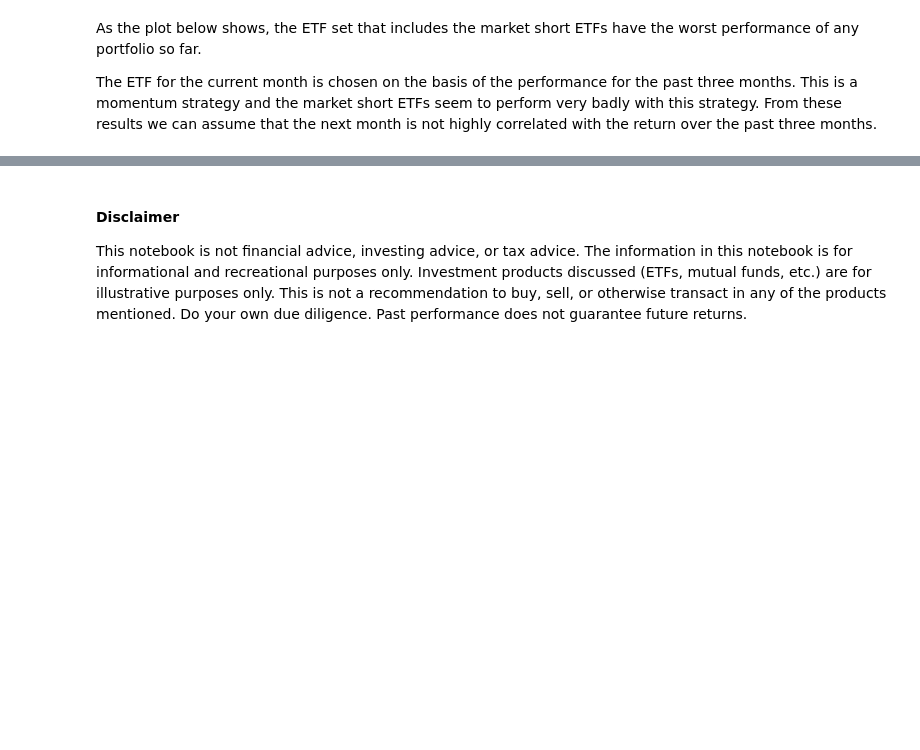
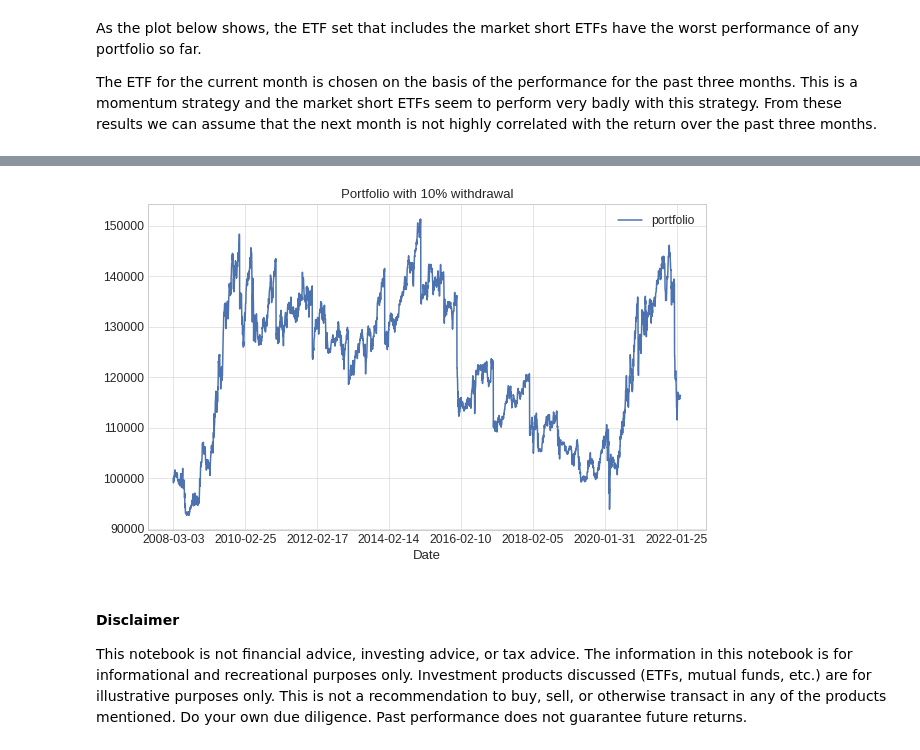
Before and after one commit to IanLKaplan/twelve_percent, a Jupyter notebook: twelve_percent.ipynb, the cells around one changed output, grey strips where cells are left out. Cells and saved outputs as stored; diff of their text form; code cells hidden in the pictures; blank space fills up the shorter version.

Commit message:
Added code to look at the portfolio with withdrawals.

```diff
--- a/twelve_percent.ipynb
+++ b/twelve_percent.ipynb
@@ -523,7 +509,6 @@ def portfolio_return(holdings: float,
     date_index = asset_etfs.index
     start_date_i = start_date
     current_year = start_date.year
-    investments = pd.DataFrame()
     portfolio_a = np.zeros(0)
     last_index = 0
     bond_asset_l = list()
@@ -1389,0 +1393,82 @@ plot_df.plot(grid=True, title='Portfolio plus short ETFs and SPY', figsize=(10,6
+# %%
+def portfolio_income(holdings: float,
+                     asset_percent: float,
+                     bond_percent: float,
+                     asset_etfs: pd.DataFrame,
+                     bond_etfs: pd.DataFrame,
+                     start_date: datetime,
+                     end_date: datetime,
+                     withdraw_percent: float) -> Tuple[pd.DataFrame, pd.DataFrame]:
+    asset_holding= holdings * asset_percent
+    bond_holding=holdings * bond_percent
+    back_delta = relativedelta(months=3)
+    forward_delta = relativedelta(months=1)
+    date_index = asset_etfs.index
+    start_date_i = start_date
+    current_year = start_date.year
+    portfolio_a = np.zeros(0)
+    last_index = 0
+    cash_l = list()
+    year_index_l = list()
+    while start_date_i <= end_date:
+        # Start of the back-test data
+        back_start = start_date_i - back_delta
+        # End of the back test data
+        back_end = start_date_i
+        # end of the forward data period (e.g., one month)
+        forward_end = start_date_i + forward_delta
+        start_ix = findDateIndex(date_index, back_start)
+        end_ix = findDateIndex(date_index, back_end)
+        forward_ix = findDateIndex(date_index, forward_end)
+        if start_ix >= 0 and end_ix >= 0 and forward_ix >= 0:
+            # Choose an asset based on the past three months
+            asset_df = chooseAsset(start=start_ix, end=end_ix, asset_set=asset_etfs)
+            asset_month_df = asset_df[:][end_ix:forward_ix]
+            asset_return_df = return_df(asset_month_df)
+            bond_df = chooseAsset(start=start_ix, end=end_ix, asset_set=bond_etfs)
+            bond_month_df = bond_df[:][end_ix:forward_ix]
+            bond_return_df = return_df(bond_month_df)
+            port_asset_a = apply_return(asset_holding, asset_return_df)
+            port_bond_a = apply_return(bond_holding, bond_return_df)
+            port_total_a = port_asset_a + port_bond_a
+            last_index = forward_ix
+            start_date_i = forward_end
+            if start_date_i.year > current_year:
+                current_port_total = port_total_a[-1]
+                withdrawal =  current_port_total * withdraw_percent
+                if (current_port_total - withdrawal) >= holdings:
+                    port_total_a[-1] = current_port_total - withdrawal
+                    cash_l.append(withdrawal)
+                    month_index = asset_month_df.index[0]
+                    year_index_l.append(month_index)
+                current_year = start_date_i.year
+            portfolio_a = np.append(portfolio_a, port_total_a)
+            asset_holding = port_total_a[-1] * asset_percent
+            bond_holding = port_total_a[-1] * bond_percent
+        else:
+            break
+    portfolio_df = pd.DataFrame(portfolio_a)
+    portfolio_df.columns = ['portfolio']
+    index_start = findDateIndex(date_index, start_date)
+    date_index = asset_etfs.index
+    portfolio_index = date_index[index_start:last_index]
+    portfolio_df.index = portfolio_index
+    cash_df = pd.DataFrame(cash_l)
+    cash_df.index = year_index_l
+    return portfolio_df, cash_df
+
+
+portfolio_income_df, cash_df = portfolio_income(holdings=holdings,
+                                         asset_percent=equity_percent,
+                                         bond_percent=bond_percent,
+                                         asset_etfs=asset_adj_close,
+                                         bond_etfs=fixed_income_adjclose,
+                                         start_date=start_date,
+                                         end_date=end_date,
+                                         withdraw_percent=0.10)
+
+
+print(tabulate(cash_df, headers=['Withdrawal'], tablefmt='fancy_grid'))
+
+portfolio_income_df.plot(grid=True, title='Portfolio with 10% withdrawal', figsize=(10,6))
+# %% [output]
@@ -1390,3 +1493,4 @@ plot_df.plot(grid=True, title='Portfolio plus short ETFs and SPY', figsize=(10,6
+[figure, added]
 # %% [markdown]
 <h4>
 Disclaimer
```
Also changed, not shown: parts of 6 cells of this notebook, 1 other file.
